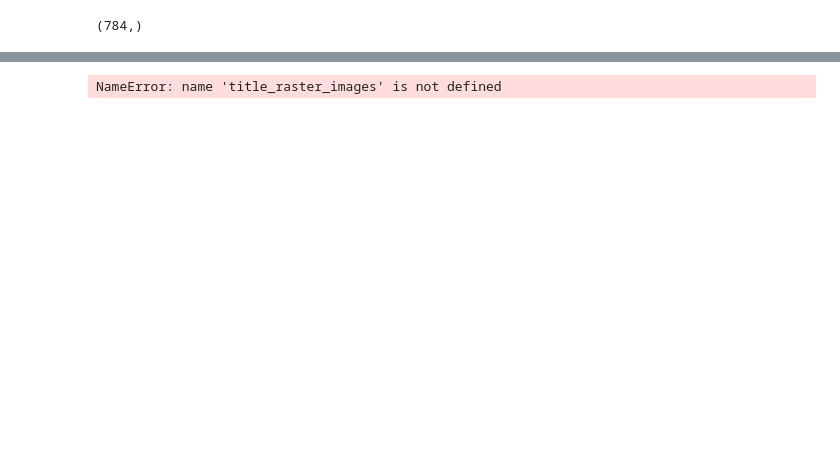
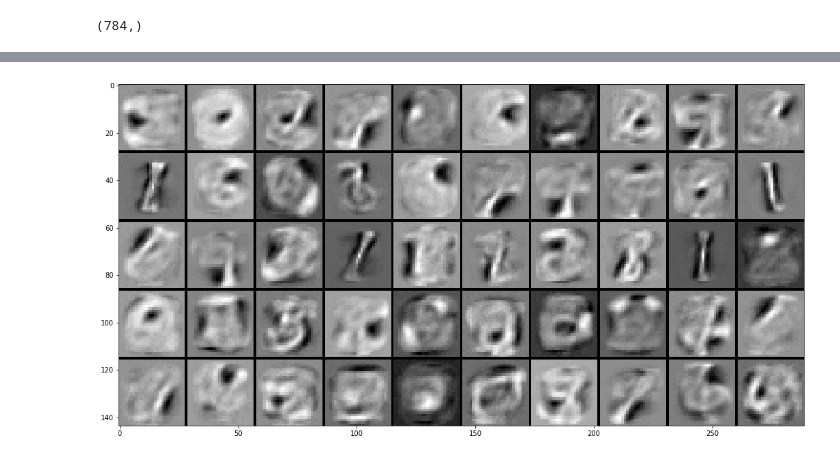
Before and after one commit to traveler0027/ai-projects, a Jupyter notebook: Clustering/clustering_rbm.ipynb, the cells around one changed output, grey strips where cells are left out. Cells and saved outputs as stored; diff of their text form; code cells hidden in the pictures; blank space fills up the shorter version.

```diff
--- a/Clustering/clustering_rbm.ipynb
+++ b/Clustering/clustering_rbm.ipynb
@@ -134,9 +139,13 @@ print(uw)
 # %%
 #learned features
-title_raster_images(x=cur_w.T,img_shape=(28,28),tile_shape=(5,10),tile_spacing=(1,1))
-image = IMaage.fromarray(tile_raster_images(x=cur_w.T,img_shape=(28,28),tile_shape=(5,10),tile_spacing=(1,1)))
-plt.rcParams["Figure.fisize"]=(18.0,18.0)
+
+from utils import tile_raster_images
+tile_raster_images(cur_w.T, img_shape=(28, 28), tile_shape=(5, 10), tile_spacing=(1, 1))
+image = Image.fromarray(tile_raster_images(cur_w.T,img_shape=(28,28),tile_shape=(5,10),tile_spacing=(1,1)))
+
+#plot the image
+plt.rcParams['figure.figsize'] = (18.0, 18.0)
 imgplot=plt.imshow(image)
 imgplot.set_cmap('gray')
 # %% [output]
-NameError: name 'title_raster_images' is not defined
+[figure, added]
```
Also changed, not shown: parts of 7 cells of this notebook.
